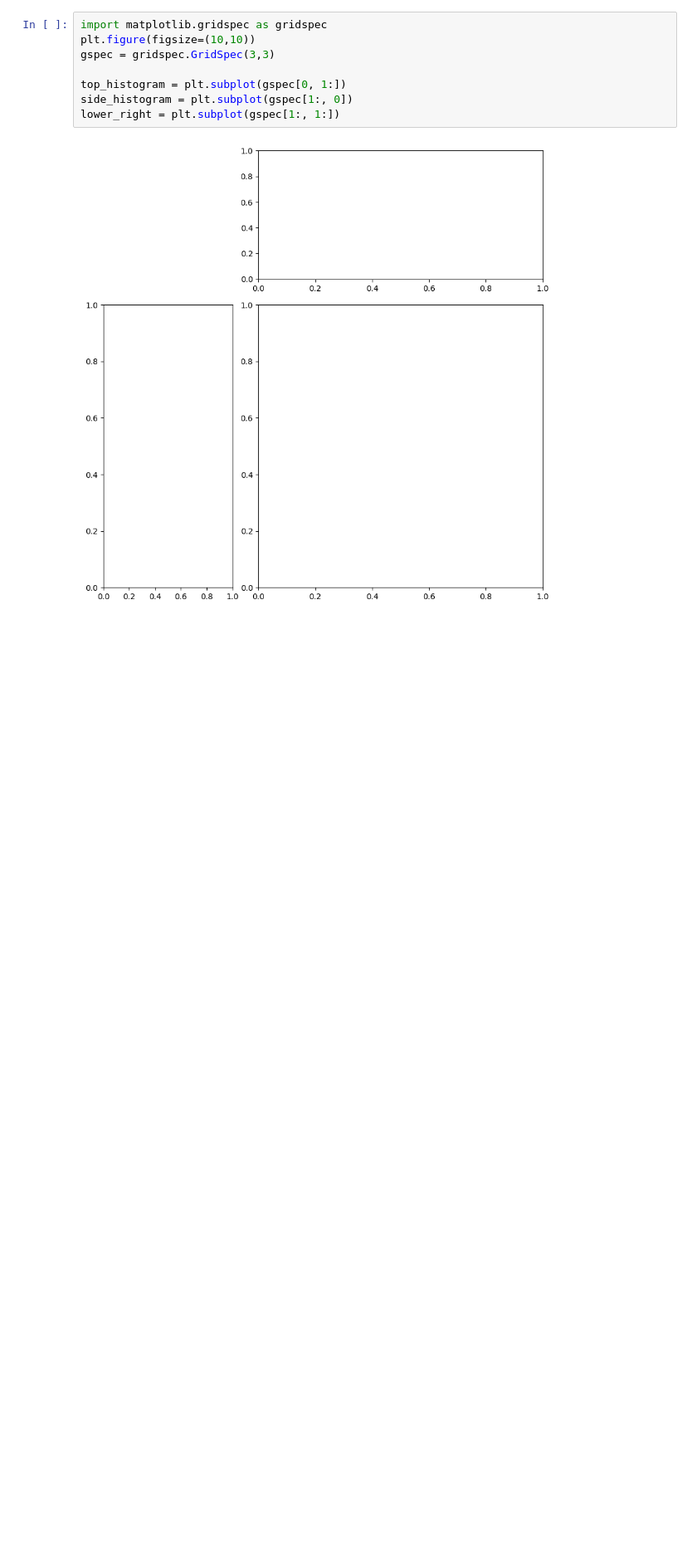
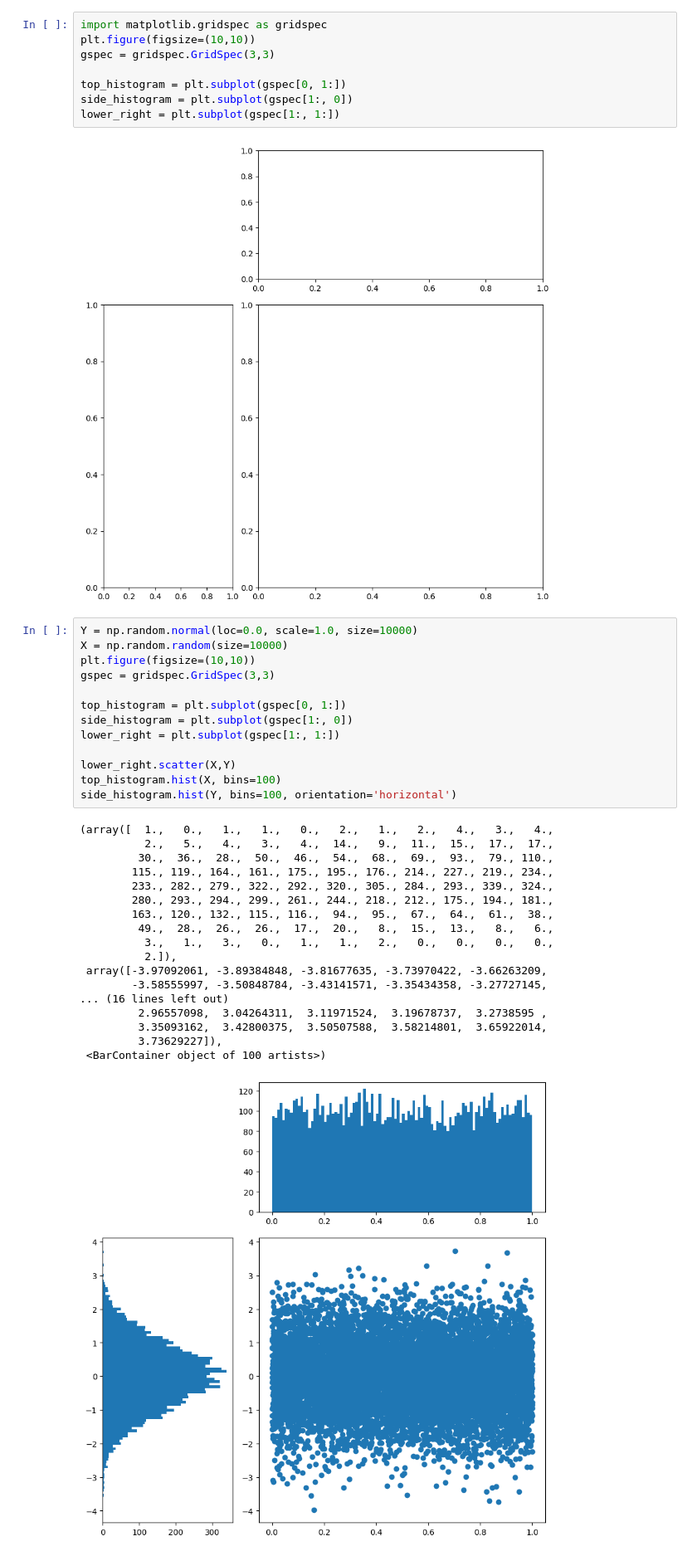
Before and after one commit to Zainab-Ayoub/dataScienceProblems, a Jupyter notebook: histogram.ipynb, the cells around one changed output. Shown at 83% size. Drawn from its saved outputs; the diff is of its cells as text; blank space fills up the shorter version.

Commit message:
histogram

```diff
--- a/histogram.ipynb
+++ b/histogram.ipynb
@@ -39,3 +46,35 @@ side_histogram = plt.subplot(gspec[1:, 0])
 lower_right = plt.subplot(gspec[1:, 1:])
 # %% [output]
 [figure]
+# %%
+Y = np.random.normal(loc=0.0, scale=1.0, size=10000)
+X = np.random.random(size=10000)
+plt.figure(figsize=(10,10))
+gspec = gridspec.GridSpec(3,3)
+
+top_histogram = plt.subplot(gspec[0, 1:])
+side_histogram = plt.subplot(gspec[1:, 0])
+lower_right = plt.subplot(gspec[1:, 1:])
+
+lower_right.scatter(X,Y)
+top_histogram.hist(X, bins=100)
+side_histogram.hist(Y, bins=100, orientation='horizontal')
+# %% [output]
+(array([  1.,   0.,   1.,   1.,   0.,   2.,   1.,   2.,   4.,   3.,   4.,
+          2.,   5.,   4.,   3.,   4.,  14.,   9.,  11.,  15.,  17.,  17.,
+         30.,  36.,  28.,  50.,  46.,  54.,  68.,  69.,  93.,  79., 110.,
+        115., 119., 164., 161., 175., 195., 176., 214., 227., 219., 234.,
+        233., 282., 279., 322., 292., 320., 305., 284., 293., 339., 324.,
+        280., 293., 294., 299., 261., 244., 218., 212., 175., 194., 181.,
+        163., 120., 132., 115., 116.,  94.,  95.,  67.,  64.,  61.,  38.,
+         49.,  28.,  26.,  26.,  17.,  20.,   8.,  15.,  13.,   8.,   6.,
+          3.,   1.,   3.,   0.,   1.,   1.,   2.,   0.,   0.,   0.,   0.,
+          2.]),
+ array([-3.97092061, -3.89384848, -3.81677635, -3.73970422, -3.66263209,
+        -3.58555997, -3.50848784, -3.43141571, -3.35434358, -3.27727145,
+... (16 lines left out)
+         2.96557098,  3.04264311,  3.11971524,  3.19678737,  3.2738595 ,
+         3.35093162,  3.42800375,  3.50507588,  3.58214801,  3.65922014,
+         3.73629227]),
+ <BarContainer object of 100 artists>)
+[figure, added]
```
Also changed, not shown: parts of 2 cells of this notebook.
